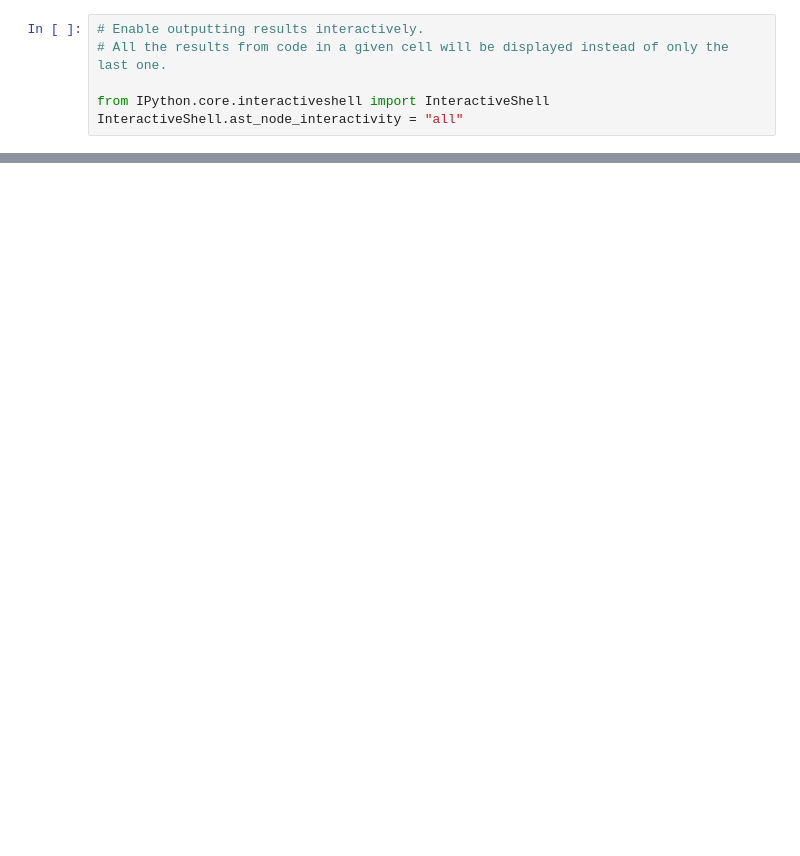
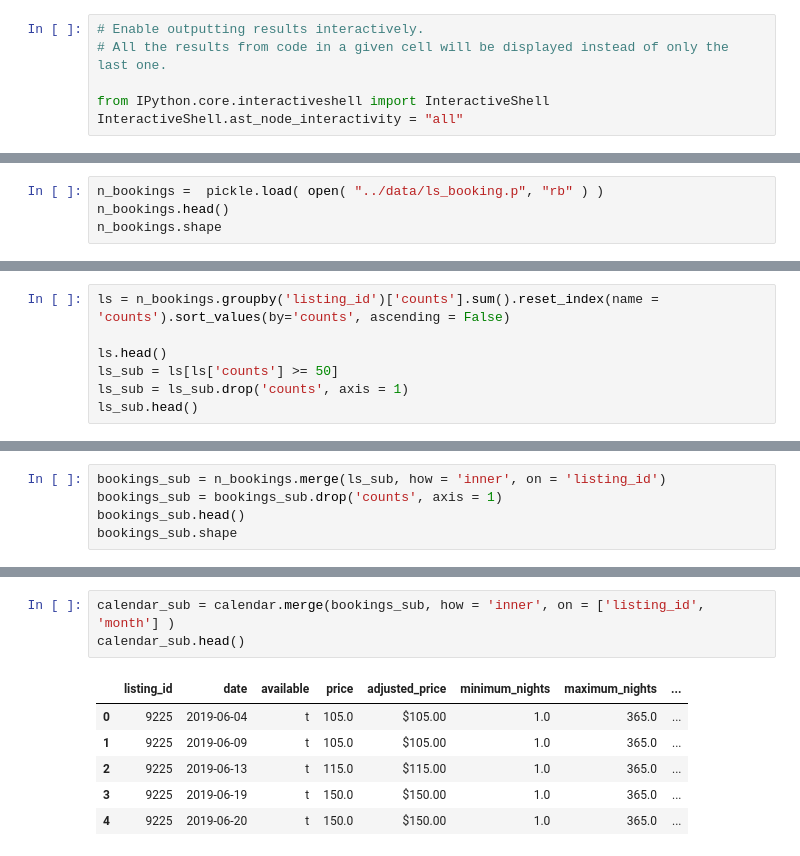
Before and after one commit to karensheng/Airbnb_Regulation, a Jupyter notebook: src/Calendar Data EDA.ipynb, the cells around one changed output, grey strips where cells are left out. Cells and saved outputs as stored; diff of their text form; blank space fills up the shorter version.

```diff
--- a/src/Calendar Data EDA.ipynb
+++ b/src/Calendar Data EDA.ipynb
@@ -159,0 +57,4 @@ test2.head(30)
+# %%
+n_bookings =  pickle.load( open( "../data/ls_booking.p", "rb" ) )
+n_bookings.head()
+n_bookings.shape
@@ -159,0 +69,7 @@ test2.head(30)
+# %%
+ls = n_bookings.groupby('listing_id')['counts'].sum().reset_index(name = 'counts').sort_values(by='counts', ascending = False)
+
+ls.head()
+ls_sub = ls[ls['counts'] >= 50]
+ls_sub = ls_sub.drop('counts', axis = 1)
+ls_sub.head()
@@ -159,0 +89,5 @@ test2.head(30)
+# %%
+bookings_sub = n_bookings.merge(ls_sub, how = 'inner', on = 'listing_id')
+bookings_sub = bookings_sub.drop('counts', axis = 1)
+bookings_sub.head()
+bookings_sub.shape
@@ -159,0 +102,10 @@ test2.head(30)
+# %%
+calendar_sub = calendar.merge(bookings_sub, how = 'inner', on = ['listing_id', 'month'] )
+calendar_sub.head()
+# %% [output]
+|  | listing_id | date | available | price | adjusted_price | minimum_nights | maximum_nights | ... |
+| 0 | 9225 | 2019-06-04 | t | 105.0 | $105.00 | 1.0 | 365.0 | ... |
+| 1 | 9225 | 2019-06-09 | t | 105.0 | $105.00 | 1.0 | 365.0 | ... |
+| 2 | 9225 | 2019-06-13 | t | 115.0 | $115.00 | 1.0 | 365.0 | ... |
+| 3 | 9225 | 2019-06-19 | t | 150.0 | $150.00 | 1.0 | 365.0 | ... |
+| 4 | 9225 | 2019-06-20 | t | 150.0 | $150.00 | 1.0 | 365.0 | ... |
```
Also changed, not shown: parts of 24 cells of this notebook.
